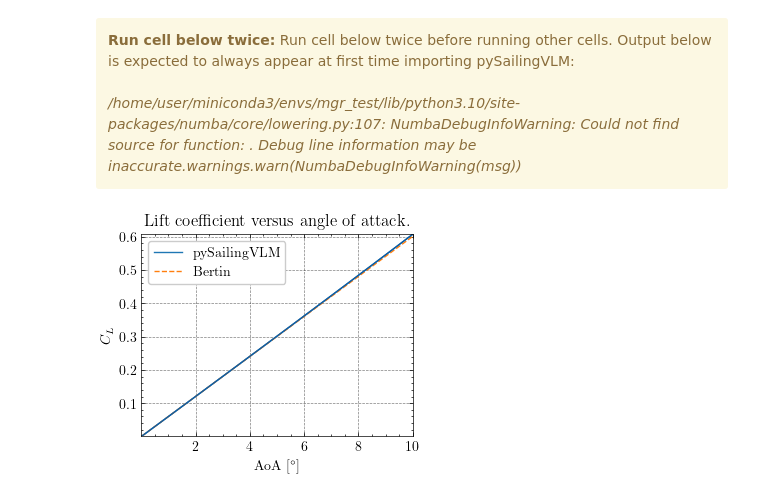
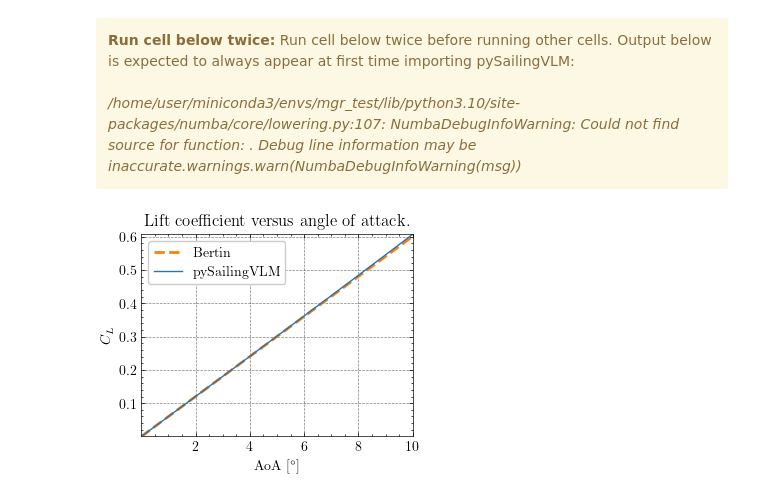
Before and after one commit to orgSailingVLM/pySailingVLM, a Jupyter notebook: pySailingVLM/examples/bertin-part-1.ipynb, the cells around one changed output. Cells and saved outputs as stored; diff of their text form; code cells hidden in the pictures.

```diff
--- a/pySailingVLM/examples/bertin-part-1.ipynb
+++ b/pySailingVLM/examples/bertin-part-1.ipynb
@@ -104,7 +104,6 @@ for AoA_deg in AoA_degs:
     myvlm = Vlm(sail_set.panels, solver.n_chordwise, solver.n_spanwise, conditions.rho, w.profile, sail_set.trailing_edge_info, sail_set.leading_edge_info)
 
     height = 1.0
-    sails_Cxyz = myvlm.get_Cxyz(w, height)
 
     # enumerate through sails
     # in this example we have only main
@@ -135,20 +134,21 @@ for AoA_deg in AoA_degs:
 # %%
 import matplotlib.pyplot as plt
 import scienceplots # sudo apt-get install dvipng texlive-latex-extra texlive-fonts-recommended cm-super
 
 plt.style.use(['science', 'grid'])
 fig = plt.figure()
 ax = fig.add_subplot(1, 1, 1)
+
+ax.plot(AoA_degs, C_bertin, color='tab:orange', linestyle='dashed', label='Bertin', linewidth=2)
 ax.plot(AoA_degs, CL_results, color='tab:blue', label='pySailingVLM')
-ax.plot(AoA_degs, C_bertin, color='tab:orange', linestyle='dashed', label='Bertin')
+
 
 ax.set_xlabel(r"AoA [$^\circ$]")
 ax.set_ylabel(r"$C_{L}$")
 
 ax.set_title("Lift coefficient versus angle of attack.")
 ax.legend()
-plt.plot(AoA_degs, CL_results)
 ax.autoscale(tight=True)
 plt.savefig('bertin_1', dpi=300)
 # %% [output]
-[figure, old version]
+[figure, new version]
```
Also changed, not shown: 8 other files.
